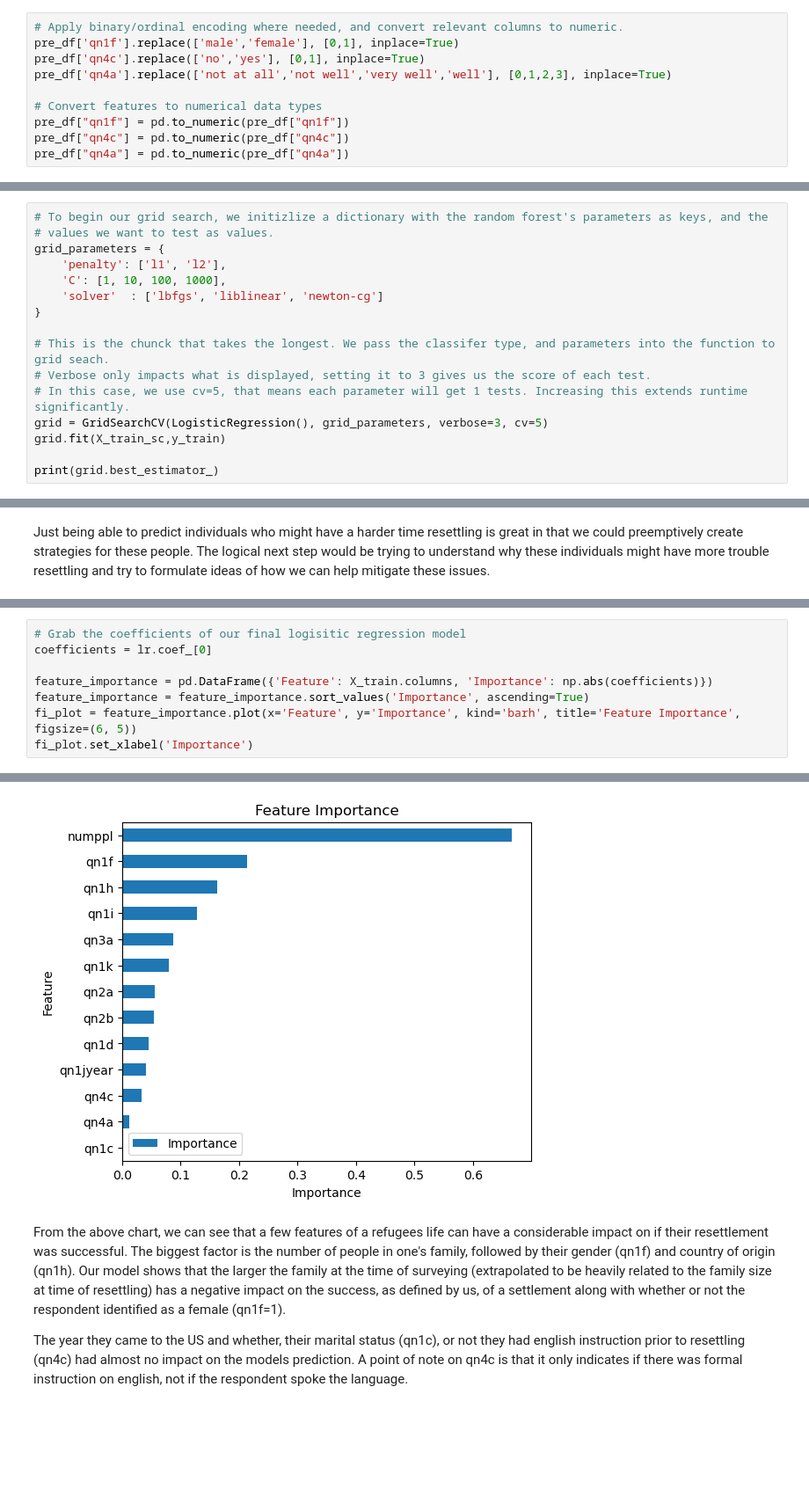
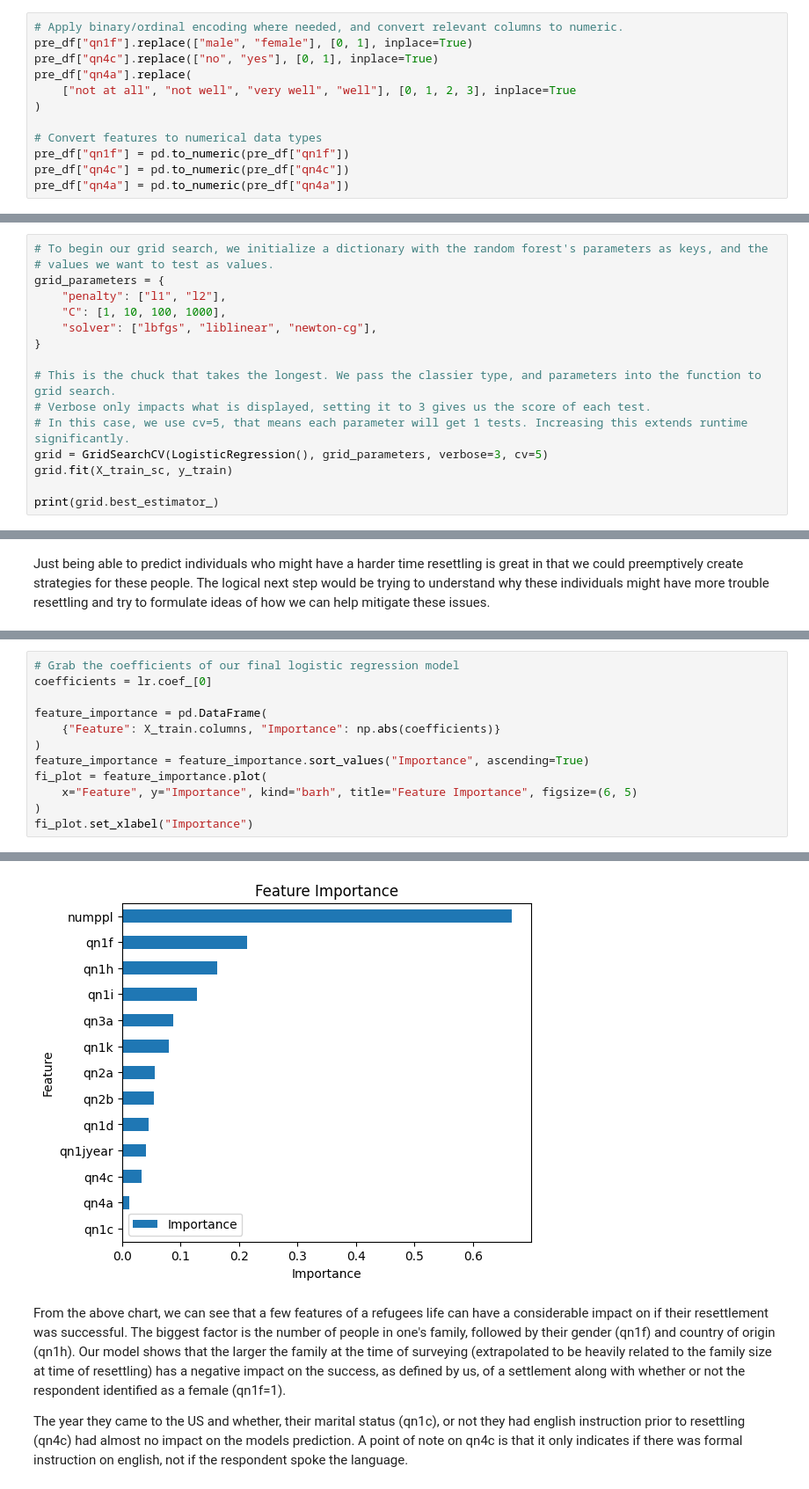
Before and after one commit to smonem/Capstone-Project-Haven, a Jupyter notebook: Notebooks/05_Supervised Learning.ipynb, the cells around one changed output, grey strips where cells are left out. Shown at 88% size. Saved outputs shown, nothing was run; the diff lists cells and outputs as text; blank space fills up the shorter version.

```diff
--- a/Notebooks/05_Supervised Learning.ipynb
+++ b/Notebooks/05_Supervised Learning.ipynb
@@ -133,9 +250,11 @@ Between our categorical variables, we can see that there is significant overlap
 Finally, we need to encode these categorical features to work with our model. For this step we will be using target encoding. Before the encoding however, we need to first split the dataset up into training, validation, and testing datasets to avoid data leakage.
 # %%
 # Apply binary/ordinal encoding where needed, and convert relevant columns to numeric.
-pre_df['qn1f'].replace(['male','female'], [0,1], inplace=True)
-pre_df['qn4c'].replace(['no','yes'], [0,1], inplace=True)
-pre_df['qn4a'].replace(['not at all','not well','very well','well'], [0,1,2,3], inplace=True)
+pre_df["qn1f"].replace(["male", "female"], [0, 1], inplace=True)
+pre_df["qn4c"].replace(["no", "yes"], [0, 1], inplace=True)
+pre_df["qn4a"].replace(
+    ["not at all", "not well", "very well", "well"], [0, 1, 2, 3], inplace=True
+)
 
 # Convert features to numerical data types
 pre_df["qn1f"] = pd.to_numeric(pre_df["qn1f"])
@@ -239,17 +378,17 @@ plt.show()
 # %%
-# To begin our grid search, we initizlize a dictionary with the random forest's parameters as keys, and the
+# To begin our grid search, we initialize a dictionary with the random forest's parameters as keys, and the
 # values we want to test as values.
 grid_parameters = {
-    'penalty': ['l1', 'l2'],
-    'C': [1, 10, 100, 1000],
-    'solver'  : ['lbfgs', 'liblinear', 'newton-cg']
+    "penalty": ["l1", "l2"],
+    "C": [1, 10, 100, 1000],
+    "solver": ["lbfgs", "liblinear", "newton-cg"],
 }
 
-# This is the chunck that takes the longest. We pass the classifer type, and parameters into the function to grid seach.
+# This is the chuck that takes the longest. We pass the classier type, and parameters into the function to grid search.
 # Verbose only impacts what is displayed, setting it to 3 gives us the score of each test.
 # In this case, we use cv=5, that means each parameter will get 1 tests. Increasing this extends runtime significantly.
 grid = GridSearchCV(LogisticRegression(), grid_parameters, verbose=3, cv=5)
-grid.fit(X_train_sc,y_train)
+grid.fit(X_train_sc, y_train)
 
 print(grid.best_estimator_)
 # %% [output]
@@ -363,15 +504,19 @@ Just being able to predict individuals who might have a harder time resettling i
 Now that we have a model we trust, we can look into what features are important to our prediction, and how important they are.
 # %%
-# Grab the coefficients of our final logisitic regression model
+# Grab the coefficients of our final logistic regression model
 coefficients = lr.coef_[0]
 
-feature_importance = pd.DataFrame({'Feature': X_train.columns, 'Importance': np.abs(coefficients)})
-feature_importance = feature_importance.sort_values('Importance', ascending=True)
-fi_plot = feature_importance.plot(x='Feature', y='Importance', kind='barh', title='Feature Importance', figsize=(6, 5))
-fi_plot.set_xlabel('Importance')
+feature_importance = pd.DataFrame(
+    {"Feature": X_train.columns, "Importance": np.abs(coefficients)}
+)
+feature_importance = feature_importance.sort_values("Importance", ascending=True)
+fi_plot = feature_importance.plot(
+    x="Feature", y="Importance", kind="barh", title="Feature Importance", figsize=(6, 5)
+)
+fi_plot.set_xlabel("Importance")
 # %% [output]
 Text(0.5, 0, 'Importance')
-[figure, old version]
+[figure, new version]
 # %% [markdown]
 From the above chart, we can see that a few features of a refugees life can have a considerable impact on if their resettlement was successful. The biggest factor is the number of people in one's family, followed by their gender (qn1f) and country of origin (qn1h). Our model shows that the larger the family at the time of surveying (extrapolated to be heavily related to the family size at time of resettling) has a negative impact on the success, as defined by us, of a settlement along with whether or not the respondent identified as a female (qn1f=1).
 
```
Also changed, not shown: parts of 43 cells of this notebook, 12 other files.
